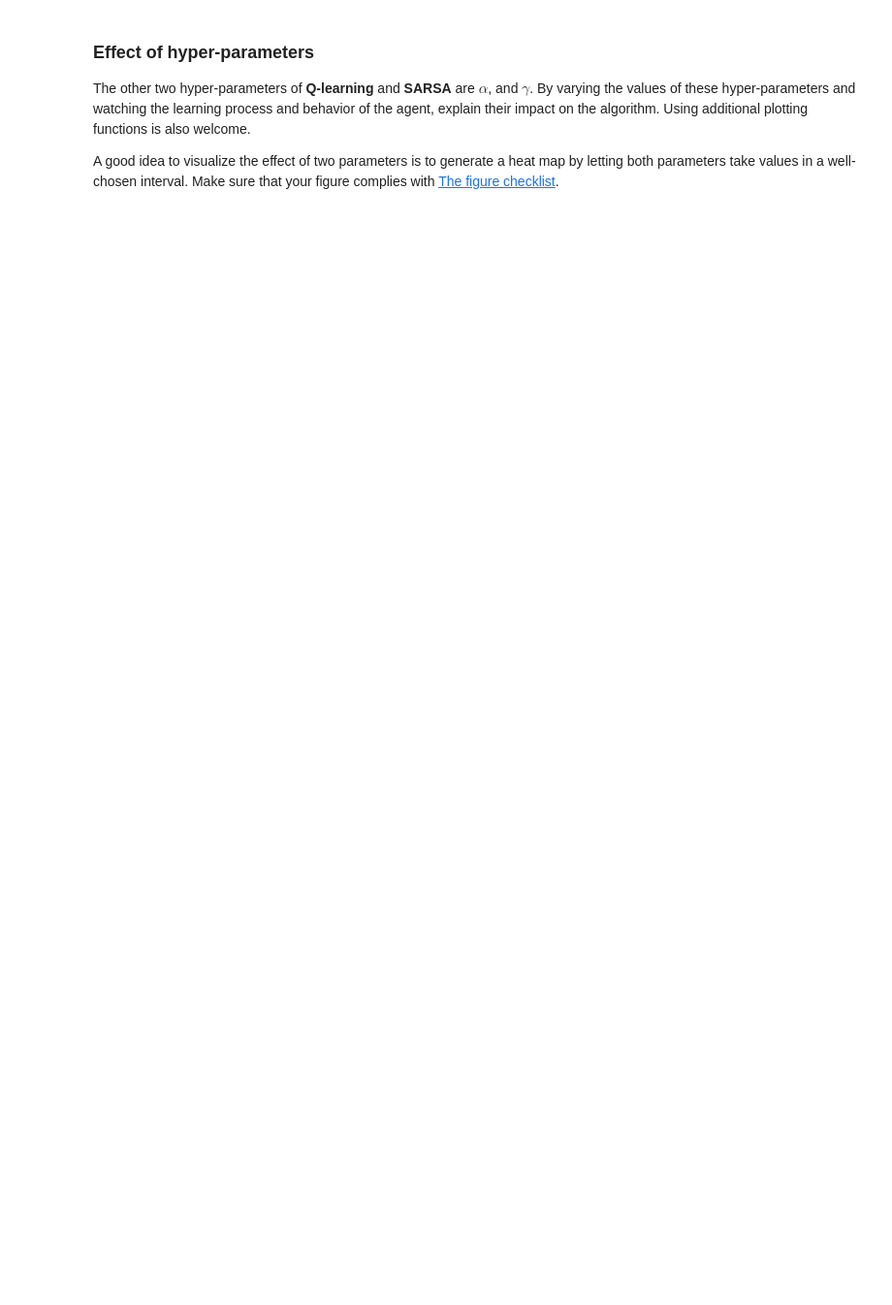
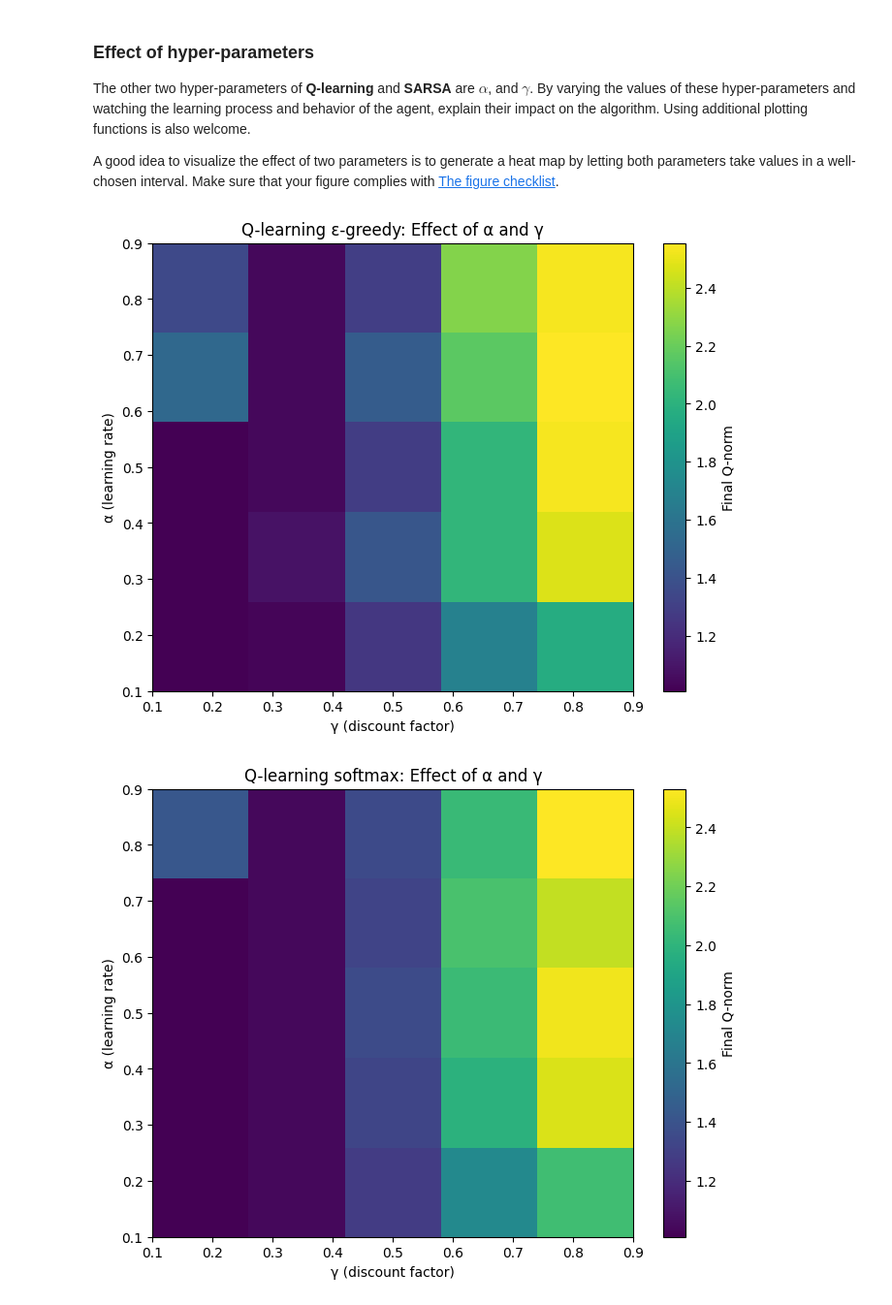
Before and after one commit to Titouaaaan/M2-MIND, a Jupyter notebook: RL/02-tabular-rl.student.ipynb, the cells around one changed output. Shown: that part at 97% size. Drawn from its saved outputs; the diff is of its cells as text; code cells hidden in the pictures; blank space fills up the shorter version.

```diff
--- a/RL/02-tabular-rl.student.ipynb
+++ b/RL/02-tabular-rl.student.ipynb
@@ -714,6 +810,54 @@ A good idea to visualize the effect of two parameters is to generate a heat map
 by letting both parameters take values in a well-chosen interval.
 Make sure that your figure complies with [The figure checklist](https://master-dac.isir.upmc.fr/The_figure_checklist.pdf).
 # %%
-# [[STUDENT]]...
+# -------- grid plot for alpha and gamma ----------
+def grid_plot_alpha_gamma(env, alphas, gammas, nb_episodes, epsilon=0.1, beta=1.0, render=False):
+    n_rows = len(alphas)
+    n_cols = len(gammas)
 
-assert False, 'Not implemented yet'
+    heat_qlearn_eps = np.zeros((n_rows, n_cols))
+    heat_sarsa_eps = np.zeros((n_rows, n_cols))
+    heat_qlearn_soft = np.zeros((n_rows, n_cols))
+    heat_sarsa_soft = np.zeros((n_rows, n_cols))
+
+    for i, alpha in enumerate(alphas):
+        for j, gamma in enumerate(gammas):
+            # Run experiments and return Q-norm lists
+            q_list1, q_list2, q_list3, q_list4, *_ = plot_ql_sarsa(
+                env, epsilon=epsilon, beta=beta,
+                nb_episodes=nb_episodes, alpha=alpha, gamma=gamma, render=render, return_data=True
+            )
+
+            # Use final Q-norm as performance metric
+            heat_qlearn_eps[i, j] = q_list1[-1]
+            heat_qlearn_soft[i, j] = q_list2[-1]
+            heat_sarsa_eps[i, j] = q_list3[-1]
+            heat_sarsa_soft[i, j] = q_list4[-1]
+
+    # Function to plot heatmaps
+    def plot_heatmap(data, title, cmap='viridis'):
+        plt.figure(figsize=(8,6))
+        plt.imshow(data, origin='lower',
+                   extent=[gammas[0], gammas[-1], alphas[0], alphas[-1]],
+                   aspect='auto', cmap=cmap)
+        plt.colorbar(label='Final Q-norm')
+        plt.xlabel('γ (discount factor)')
+        plt.ylabel('α (learning rate)')
+        plt.title(title)
+        plt.show()
+
+    plot_heatmap(heat_qlearn_eps, "Q-learning ε-greedy: Effect of α and γ")
+    plot_heatmap(heat_qlearn_soft, "Q-learning softmax: Effect of α and γ")
+    plot_heatmap(heat_sarsa_eps, "SARSA ε-greedy: Effect of α and γ")
+    plot_heatmap(heat_sarsa_soft, "SARSA softmax: Effect of α and γ")
+
+
+# Example usage
+alphas = [0.1, 0.3, 0.5, 0.7, 0.9]
+gammas = [0.1, 0.2, 0.5, 0.8, 0.9]
+NB_EPISODES = 100
+
+grid_plot_alpha_gamma(env, alphas, gammas, nb_episodes=NB_EPISODES, epsilon=0.01, beta=0.1, render=False)
+# %% [output]
+[figure, added]
+[figure, added]
```
Also changed, not shown: parts of 18 cells of this notebook.
